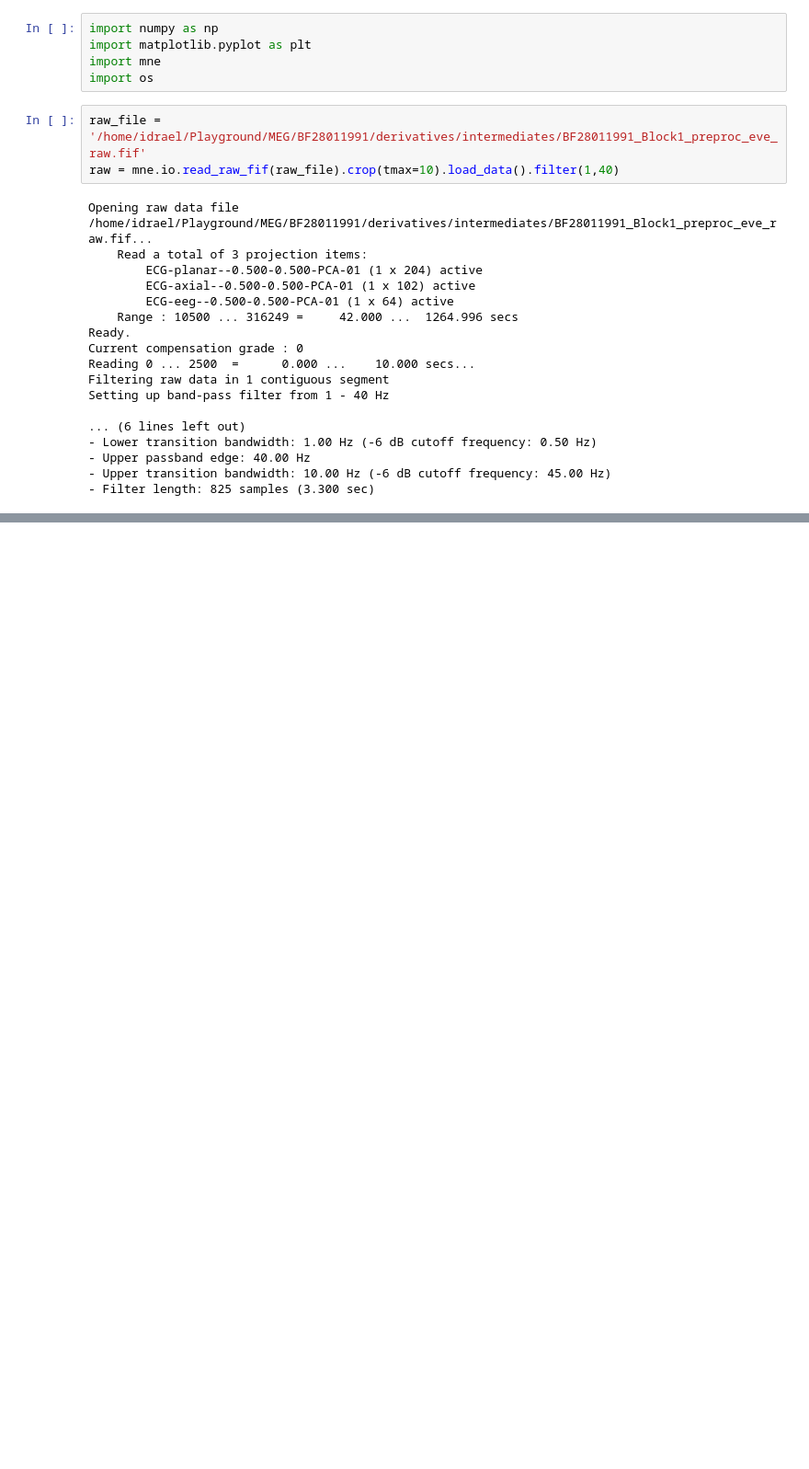
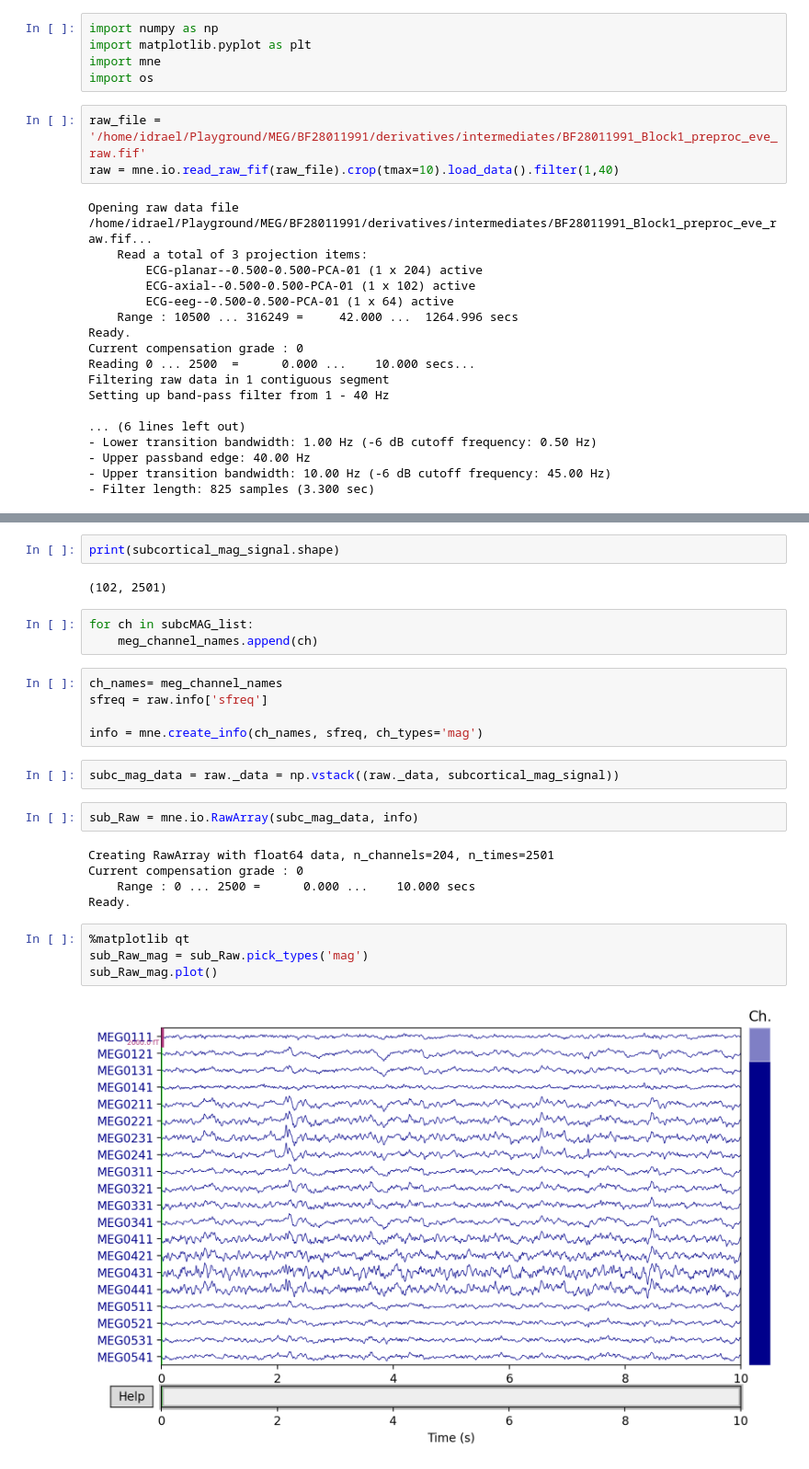
Before and after one commit to RuKrei/Cortical-Signal-Suppression-CSS, a Jupyter notebook: subcortify.ipynb, the cells around one changed output, grey strips where cells are left out. Shown at 92% size. Saved outputs shown, nothing was run; the diff lists cells and outputs as text; blank space fills up the shorter version.

Commit message:
works, creates a new raw object with original MAG and subcortMAG

```diff
--- a/subcortify.ipynb
+++ b/subcortify.ipynb
@@ -86,0 +71,27 @@ raw.pick_types(meg='mag').ch_names
+# %%
+print(subcortical_mag_signal.shape)
+# %% [output]
+(102, 2501)
+# %%
+for ch in subcMAG_list:
+    meg_channel_names.append(ch)
+# %%
+ch_names= meg_channel_names
+sfreq = raw.info['sfreq']
+
+info = mne.create_info(ch_names, sfreq, ch_types='mag')
+# %%
+subc_mag_data = raw._data = np.vstack((raw._data, subcortical_mag_signal))
+# %%
+sub_Raw = mne.io.RawArray(subc_mag_data, info)
+# %% [output]
+Creating RawArray with float64 data, n_channels=204, n_times=2501
+Current compensation grade : 0
+    Range : 0 ... 2500 =      0.000 ...    10.000 secs
+Ready.
+# %%
+%matplotlib qt
+sub_Raw_mag = sub_Raw.pick_types('mag')
+sub_Raw_mag.plot()
+# %% [output]
+[figure, added]
```
Also changed, not shown: parts of 5 cells of this notebook.
